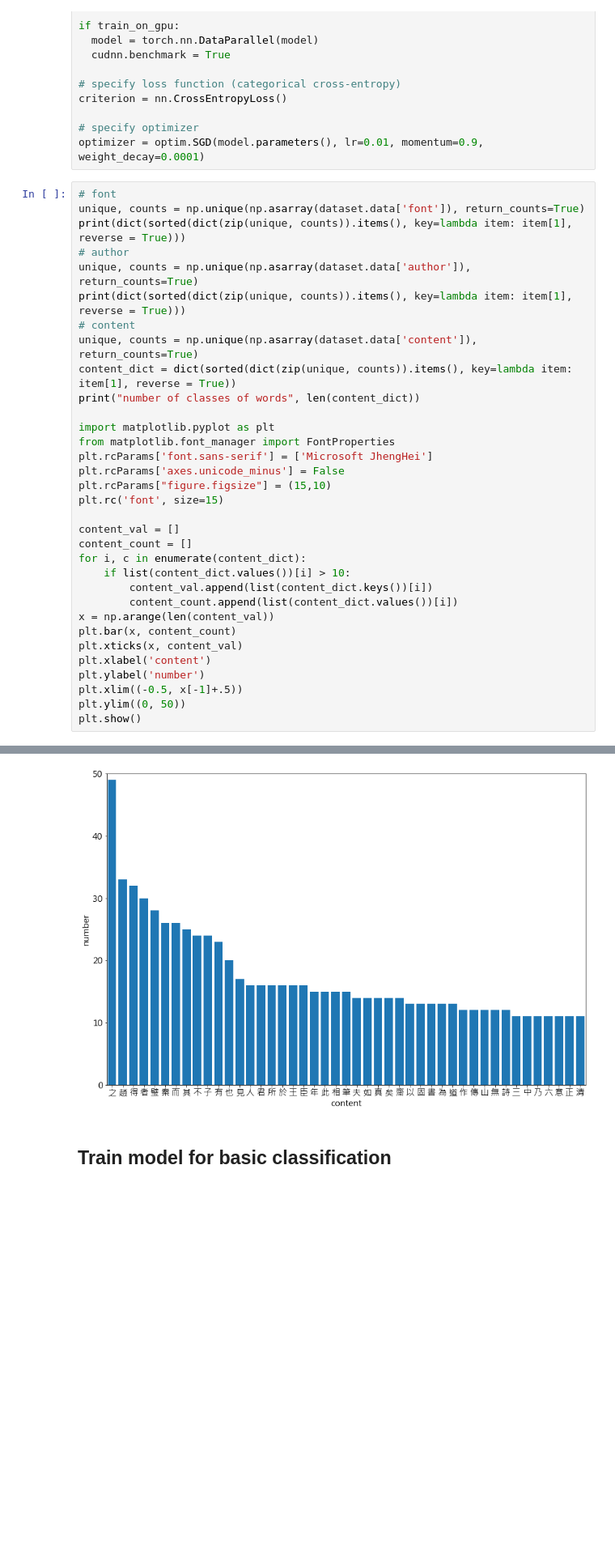
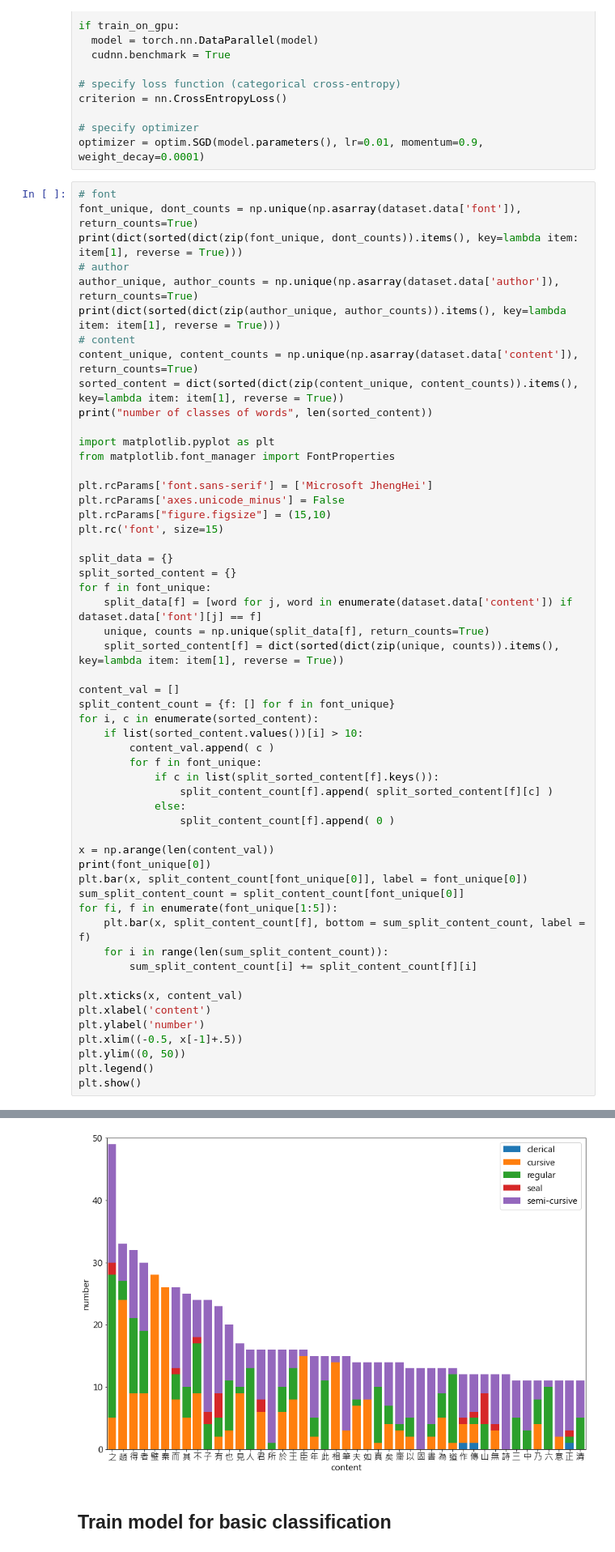
Before and after one commit to Bing-BAI/calligraphy-recognition-project, a Jupyter notebook: project_data_loader.ipynb, the cells around one changed output, grey strips where cells are left out. Shown at 81% size. Drawn from its saved outputs; the diff is of its cells as text; blank space fills up the shorter version.

Commit message:
update plotting

```diff
--- a/project_data_loader.ipynb
+++ b/project_data_loader.ipynb
@@ -621,36 +621,57 @@ criterion = nn.CrossEntropyLoss()
 optimizer = optim.SGD(model.parameters(), lr=0.01, momentum=0.9, weight_decay=0.0001)
 # %%
 # font
-unique, counts = np.unique(np.asarray(dataset.data['font']), return_counts=True)
-print(dict(sorted(dict(zip(unique, counts)).items(), key=lambda item: item[1], reverse = True)))
+font_unique, dont_counts = np.unique(np.asarray(dataset.data['font']), return_counts=True)
+print(dict(sorted(dict(zip(font_unique, dont_counts)).items(), key=lambda item: item[1], reverse = True)))
 # author
-unique, counts = np.unique(np.asarray(dataset.data['author']), return_counts=True)
-print(dict(sorted(dict(zip(unique, counts)).items(), key=lambda item: item[1], reverse = True)))
+author_unique, author_counts = np.unique(np.asarray(dataset.data['author']), return_counts=True)
+print(dict(sorted(dict(zip(author_unique, author_counts)).items(), key=lambda item: item[1], reverse = True)))
 # content
-unique, counts = np.unique(np.asarray(dataset.data['content']), return_counts=True)
-content_dict = dict(sorted(dict(zip(unique, counts)).items(), key=lambda item: item[1], reverse = True))
-print("number of classes of words", len(content_dict))
+content_unique, content_counts = np.unique(np.asarray(dataset.data['content']), return_counts=True)
+sorted_content = dict(sorted(dict(zip(content_unique, content_counts)).items(), key=lambda item: item[1], reverse = True))
+print("number of classes of words", len(sorted_content))
 
 import matplotlib.pyplot as plt
 from matplotlib.font_manager import FontProperties
+
 plt.rcParams['font.sans-serif'] = ['Microsoft JhengHei']
 plt.rcParams['axes.unicode_minus'] = False
 plt.rcParams["figure.figsize"] = (15,10)
 plt.rc('font', size=15)
 
+split_data = {}
+split_sorted_content = {}
+for f in font_unique:
+    split_data[f] = [word for j, word in enumerate(dataset.data['content']) if dataset.data['font'][j] == f]
+    unique, counts = np.unique(split_data[f], return_counts=True)
+    split_sorted_content[f] = dict(sorted(dict(zip(unique, counts)).items(), key=lambda item: item[1], reverse = True))
+
 content_val = []
-content_count = []
-for i, c in enumerate(content_dict):
-    if list(content_dict.values())[i] > 10:
-        content_val.append(list(content_dict.keys())[i])
-        content_count.append(list(content_dict.values())[i])
+split_content_count = {f: [] for f in font_unique}
+for i, c in enumerate(sorted_content):
+    if list(sorted_content.values())[i] > 10:
+        content_val.append( c )
+        for f in font_unique:
+            if c in list(split_sorted_content[f].keys()):
+                split_content_count[f].append( split_sorted_content[f][c] )
+            else:
+                split_content_count[f].append( 0 )
+
 x = np.arange(len(content_val))
-plt.bar(x, content_count)
+print(font_unique[0])
+plt.bar(x, split_content_count[font_unique[0]], label = font_unique[0])
+sum_split_content_count = split_content_count[font_unique[0]]
+for fi, f in enumerate(font_unique[1:5]):
+    plt.bar(x, split_content_count[f], bottom = sum_split_content_count, label = f)
+    for i in range(len(sum_split_content_count)):
+        sum_split_content_count[i] += split_content_count[f][i]
+
 plt.xticks(x, content_val)
 plt.xlabel('content')
 plt.ylabel('number')
 plt.xlim((-0.5, x[-1]+.5))
 plt.ylim((0, 50))
+plt.legend()
 plt.show()
 # %% [output]
 {'semi-cursive': 1375, 'cursive': 724, 'regular': 653, 'seal': 99, 'clerical': 45}
@@ -659,4 +681,4 @@ number of classes of words 963
-[figure, old version]
+[figure, new version]
 # %% [markdown]
 ## Train model for basic classification
 # %%
```
Also changed, not shown: parts of 1 cell of this notebook.
